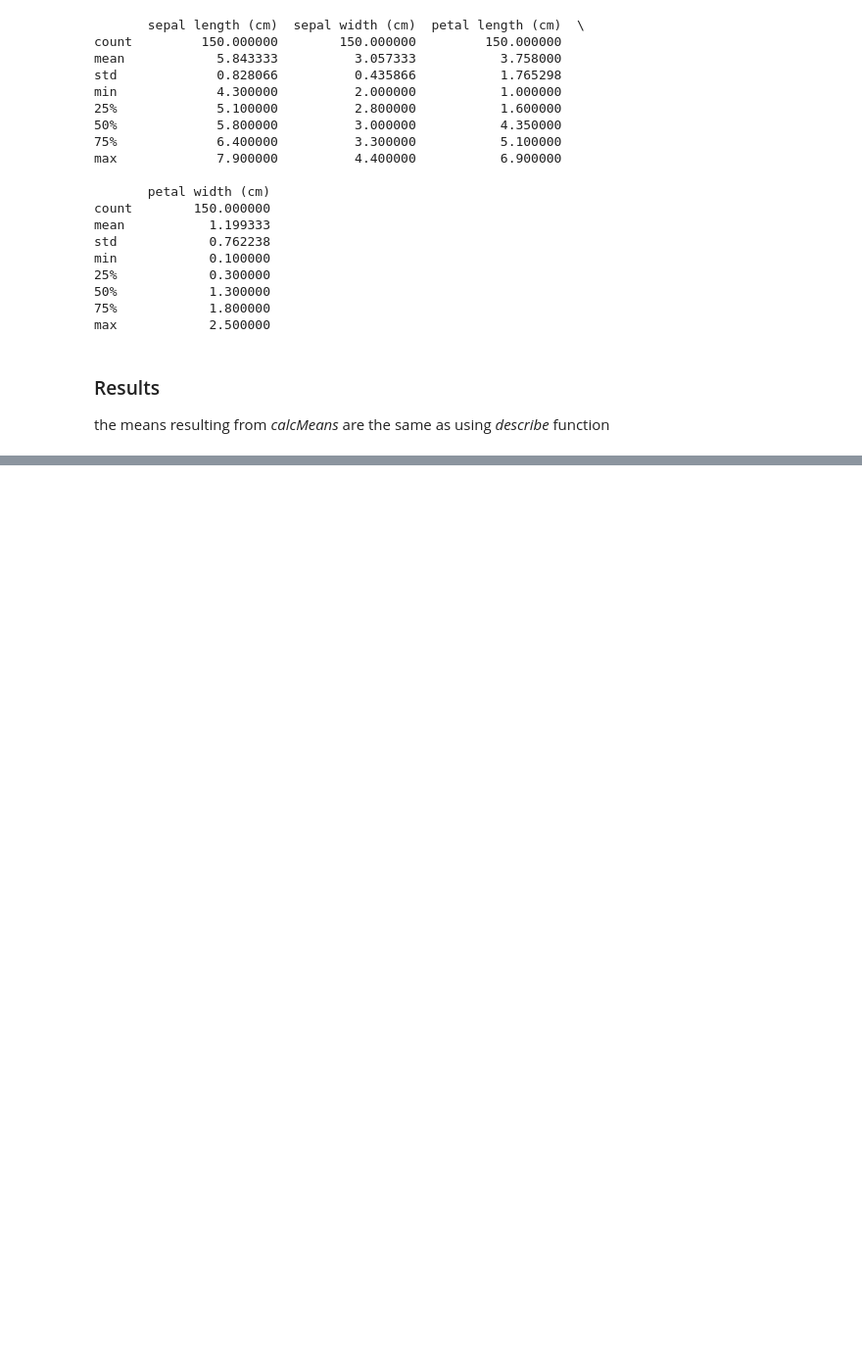
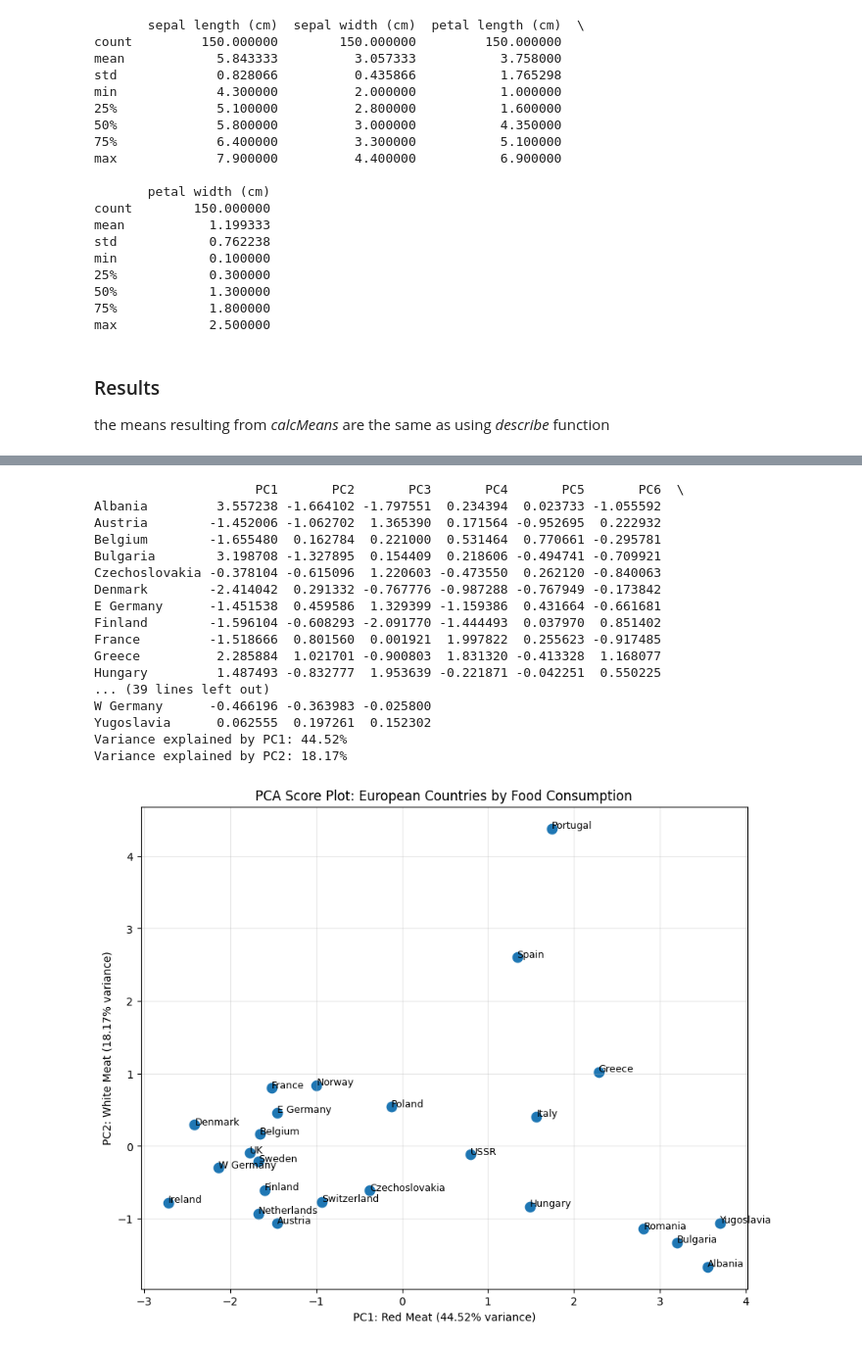
Before and after one commit to oalisax/AMLHC_Tasks_OCAL, a Jupyter notebook: src/python/intro.ipynb, the cells around one changed output, grey strips where cells are left out. Shown at 98% size. Cells and saved outputs as stored; diff of their text form; code cells hidden in the pictures; blank space fills up the shorter version.

Commit message:
task 2.1 Unsupervised preprocessing and visualization

```diff
--- a/src/python/intro.ipynb
+++ b/src/python/intro.ipynb
@@ -76,0 +92,4 @@ the means resulting from *calcMeans* are the same as using *describe* function
+# %%
+# loading the CSV file into a DataFrame
+food_df= pd.read_csv("food.csv", index_col=0)
+print(food_df)
@@ -76,0 +146,15 @@ the means resulting from *calcMeans* are the same as using *describe* function
+# %%
+# preprocessing data using z-transformation
+
+scaler = StandardScaler()               # transformation with sklearn
+z_scores_sklearn = pd.DataFrame(
+    scaler.fit_transform(food_df),
+    index=food_df.index,
+    columns=food_df.columns
+)
+
+print(z_scores_sklearn)
+print(z_scores_sklearn.head()) # prints only the first five rows
+
+# saving the transformed dataset
+z_scores_sklearn.to_csv('food_standardized.csv')
@@ -76,0 +179,52 @@ the means resulting from *calcMeans* are the same as using *describe* function
+# %%
+# performing PCA and creating scoreplot
+# sources used: https://www.kaggle.com/code/vipulgandhi/pca-beginner-s-guide-to-dimensionality-reduction/notebook
+
+pca = PCA()
+pca_data = pca.fit_transform(z_scores_sklearn)
+pca_df = pd.DataFrame(
+    data=pca_data,
+    columns=[f'PC{i+1}' for i in range(z_scores_sklearn.shape[1])],
+    index=food_df.index
+)
+
+print(pca_df)
+
+# creating scoreplot using PC1 and PC2 [This was solved using Claude.ai. The claude.ai output was then modified]
+explained_variance = pca.explained_variance_ratio_
+print(f"Variance explained by PC1: {explained_variance[0]:.2%}")
+print(f"Variance explained by PC2: {explained_variance[1]:.2%}")
+
+import matplotlib.pyplot as plt
+
+plt.figure(figsize=(10, 8))
+plt.scatter(pca_df['PC1'], pca_df['PC2'], s=80)
+
+# Add country labels
+for i, country in enumerate(pca_df.index):
+    plt.annotate(country, (pca_df['PC1'].iloc[i], pca_df['PC2'].iloc[i]), fontsize=9)
+
+# Add labels
+plt.xlabel(f'PC1: Red Meat ({explained_variance[0]:.2%} variance)')
+plt.ylabel(f'PC2: White Meat ({explained_variance[1]:.2%} variance)')
+plt.title('PCA Score Plot: European Countries by Food Consumption')
+plt.grid(alpha=0.3)
+# %% [output]
+                     PC1       PC2       PC3       PC4       PC5       PC6  \
+Albania         3.557238 -1.664102 -1.797551  0.234394  0.023733 -1.055592
+Austria        -1.452006 -1.062702  1.365390  0.171564 -0.952695  0.222932
+Belgium        -1.655480  0.162784  0.221000  0.531464  0.770661 -0.295781
+Bulgaria        3.198708 -1.327895  0.154409  0.218606 -0.494741 -0.709921
+Czechoslovakia -0.378104 -0.615096  1.220603 -0.473550  0.262120 -0.840063
+Denmark        -2.414042  0.291332 -0.767776 -0.987288 -0.767949 -0.173842
+E Germany      -1.451538  0.459586  1.329399 -1.159386  0.431664 -0.661681
+Finland        -1.596104 -0.608293 -2.091770 -1.444493  0.037970  0.851402
+France         -1.518666  0.801560  0.001921  1.997822  0.255623 -0.917485
+Greece          2.285884  1.021701 -0.900803  1.831320 -0.413328  1.168077
+Hungary         1.487493 -0.832777  1.953639 -0.221871 -0.042251  0.550225
+... (39 lines left out)
+W Germany      -0.466196 -0.363983 -0.025800
+Yugoslavia      0.062555  0.197261  0.152302
+Variance explained by PC1: 44.52%
+Variance explained by PC2: 18.17%
+[figure, added]
```
Also changed, not shown: parts of 10 cells of this notebook, 4 other files.
